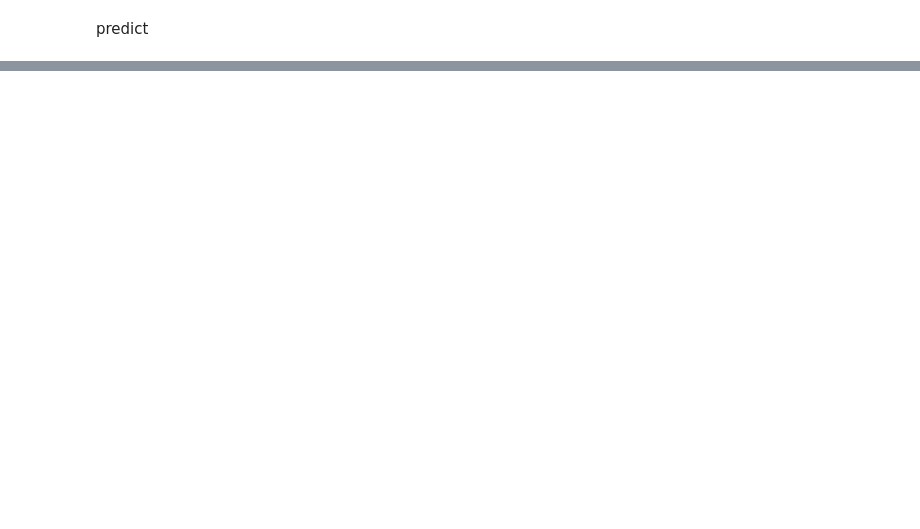
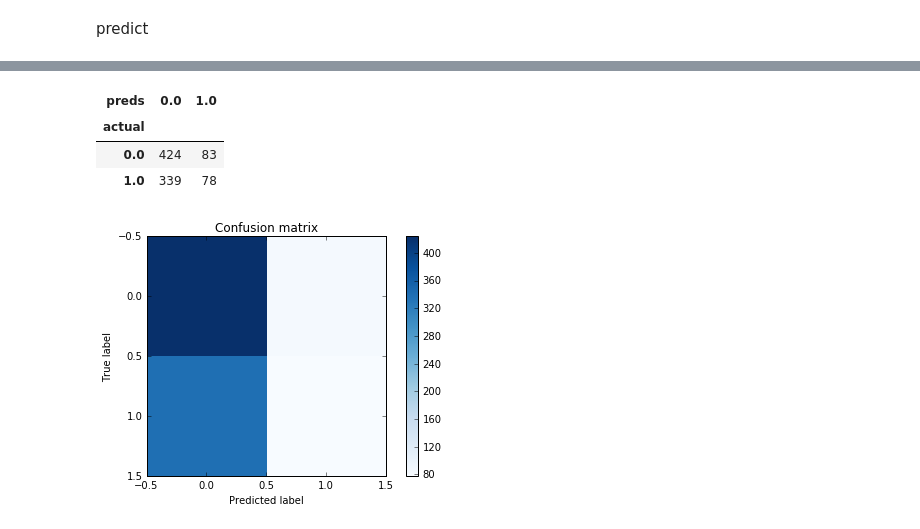
Before and after one commit to LonSilent/Big-Data-Analytics, a Jupyter notebook: cv5_rsi.ipynb, the cells around one changed output, grey strips where cells are left out. Saved outputs shown, nothing was run; the diff lists cells and outputs as text; code cells hidden in the pictures; blank space fills up the shorter version.

```diff
--- a/cv5_rsi.ipynb
+++ b/cv5_rsi.ipynb
@@ -503,0 +515,38 @@ accuracy
+# %%
+from sklearn.metrics import confusion_matrix
+def plot_confusion_matrix(cm, title='Confusion matrix', cmap=plt.cm.Blues):
+    plt.imshow(cm, interpolation='nearest', cmap=cmap)
+    plt.title(title)
+    plt.colorbar()
+    #tick_marks = np.arange(len(iris.target_names))
+    #plt.xticks(tick_marks, iris.target_names, rotation=45)
+    #plt.yticks(tick_marks, iris.target_names)
+    plt.tight_layout()
+    plt.ylabel('True label')
+    plt.xlabel('Predicted label')
+# %%
+prediction_1101 = predictions.select("prediction", "indexedLabel")
+prediction_1101_pandas = prediction_1101.toPandas()
+cm = confusion_matrix(prediction_1101_pandas['indexedLabel'], prediction_1101_pandas['prediction'])
+pd.crosstab(prediction_1101_pandas['indexedLabel'], prediction_1101_pandas['prediction'], rownames=['actual'], colnames=['preds'])
+# %% [output]
+| preds | 0.0 | 1.0 |
+| actual |  |  |
+| 0.0 | 424 | 83 |
+| 1.0 | 339 | 78 |
+# %%
+def plot_confusion_matrix(cm, title='Confusion matrix', cmap=plt.cm.Blues):
+    plt.imshow(cm, interpolation='nearest', cmap=cmap)
+    plt.title(title)
+    plt.colorbar()
+    #tick_marks = np.arange(len(iris.target_names))
+    #plt.xticks(tick_marks, iris.target_names, rotation=45)
+    #plt.yticks(tick_marks, iris.target_names)
+    plt.tight_layout()
+    plt.ylabel('True label')
+    plt.xlabel('Predicted label')
+# %%
+plot_confusion_matrix(cm)
+plt.show()
+# %% [output]
+[figure, added]
```
Also changed, not shown: parts of 15 cells of this notebook, 2 other files.
